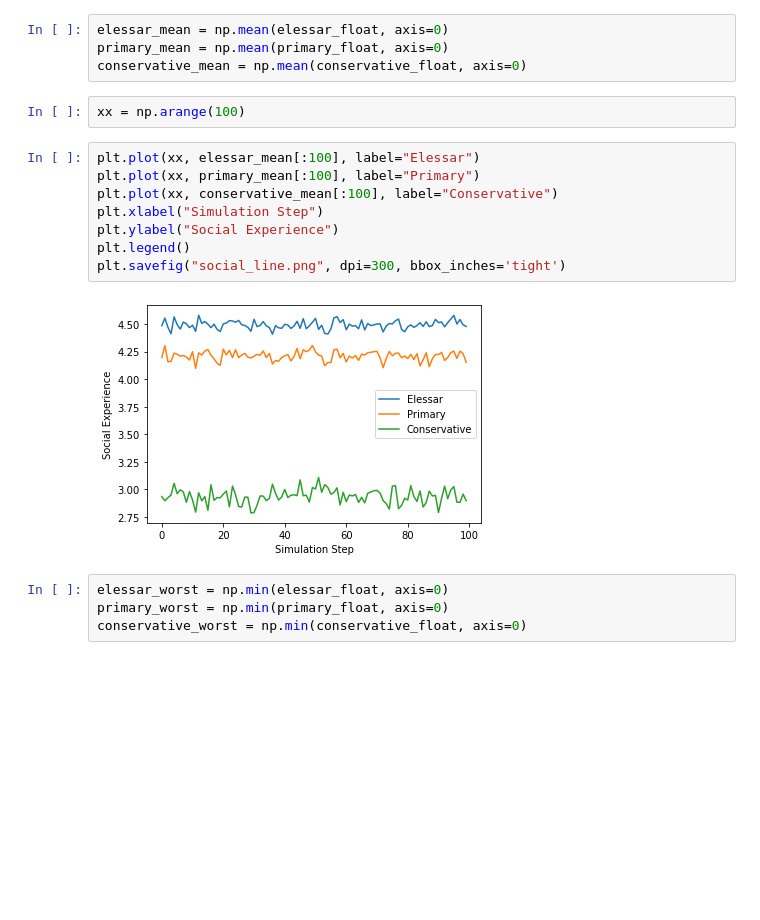
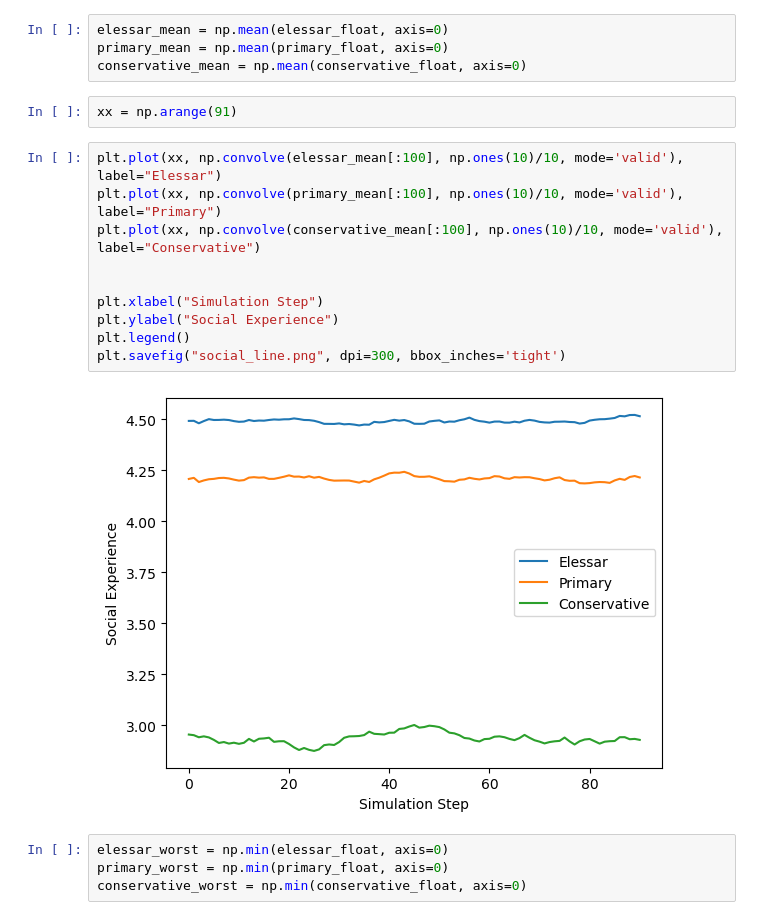
Before and after one commit to tianhuolincheng/GraduationProject, a Jupyter notebook: plot/Plots.ipynb, the cells around one changed output. Drawn from its saved outputs; the diff is of its cells as text; blank space fills up the shorter version.

```diff
--- a/plot/Plots.ipynb
+++ b/plot/Plots.ipynb
@@ -43,17 +50,19 @@ elessar_mean = np.mean(elessar_float, axis=0)
 primary_mean = np.mean(primary_float, axis=0)
 conservative_mean = np.mean(conservative_float, axis=0)
 # %%
-xx = np.arange(100)
+xx = np.arange(91)
 # %%
-plt.plot(xx, elessar_mean[:100], label="Elessar")
-plt.plot(xx, primary_mean[:100], label="Primary")
-plt.plot(xx, conservative_mean[:100], label="Conservative")
+plt.plot(xx, np.convolve(elessar_mean[:100], np.ones(10)/10, mode='valid'), label="Elessar")
+plt.plot(xx, np.convolve(primary_mean[:100], np.ones(10)/10, mode='valid'), label="Primary")
+plt.plot(xx, np.convolve(conservative_mean[:100], np.ones(10)/10, mode='valid'), label="Conservative")
+
+
 plt.xlabel("Simulation Step")
 plt.ylabel("Social Experience")
 plt.legend()
 plt.savefig("social_line.png", dpi=300, bbox_inches='tight')
 # %% [output]
-[figure, old version]
+[figure, new version]
 # %%
 elessar_worst = np.min(elessar_float, axis=0)
 primary_worst = np.min(primary_float, axis=0)
```
Also changed, not shown: parts of 9 cells of this notebook, 24 other files.
